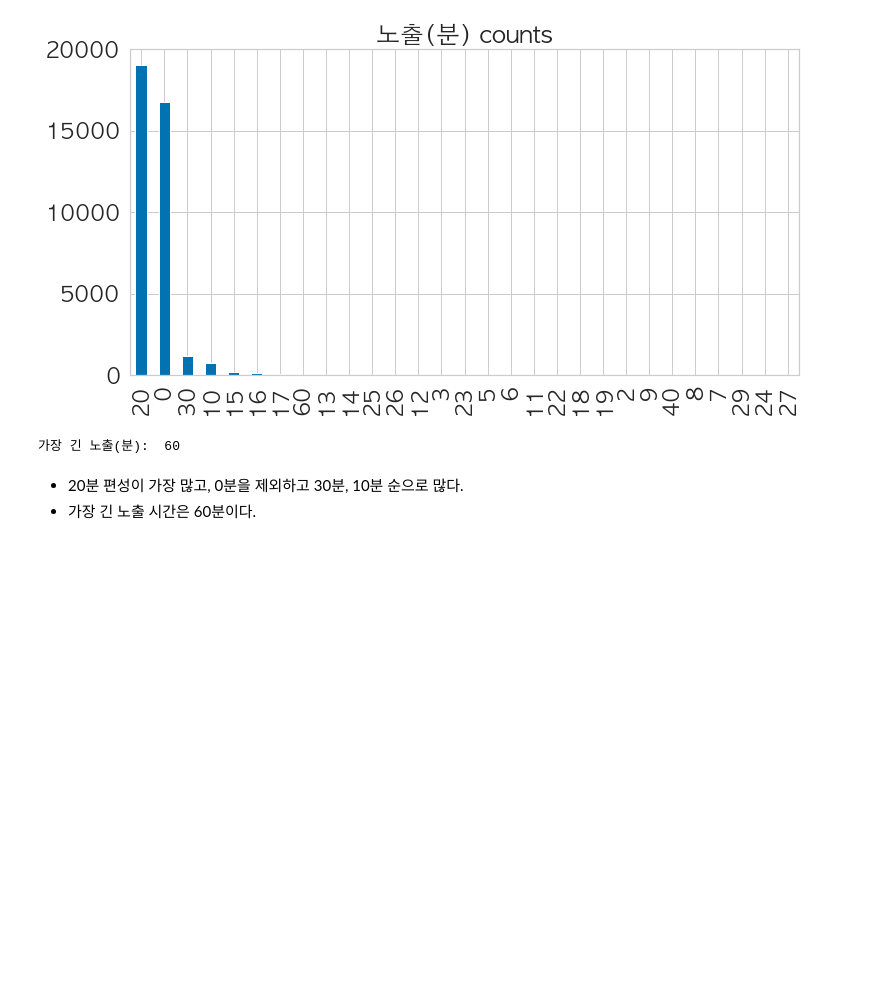
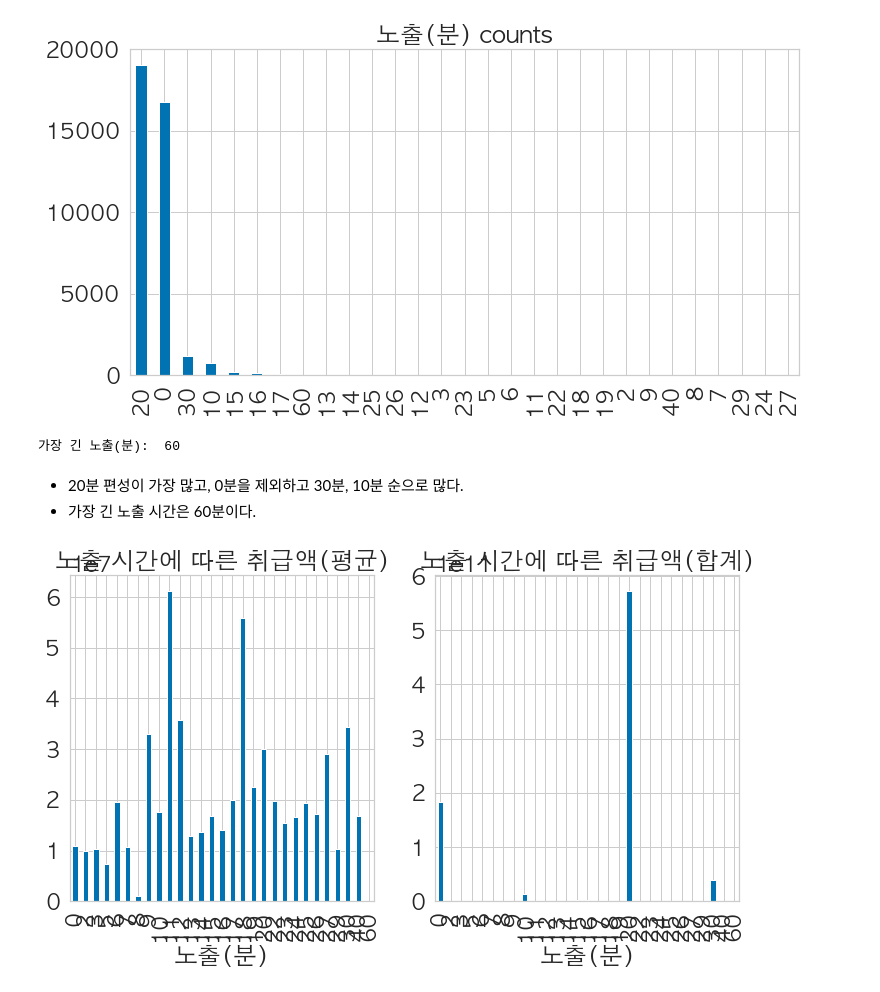
Before and after one commit to HongyeobKim/Project, a Jupyter notebook: NS-Shop/Data-Preparation-and-Exploration.ipynb, the cells around one changed output. Drawn from its saved outputs; the diff is of its cells as text; code cells hidden in the pictures; blank space fills up the shorter version.

```diff
--- a/NS-Shop/Data-Preparation-and-Exploration.ipynb
+++ b/NS-Shop/Data-Preparation-and-Exploration.ipynb
@@ -254,3 +254,10 @@ print("가장 긴 노출(분): ", sales_result_ds['노출(분)'].max())
 # %% [markdown]
 - 20분 편성이 가장 많고, 0분을 제외하고 30분, 10분 순으로 많다.
 - 가장 긴 노출 시간은 60분이다.
+# %%
+f, ax = plt.subplots(1,2, figsize = (30,8))
+sales_result_ds.groupby(['노출(분)'])['취급액'].mean().plot(kind = 'bar', figsize = (12,6), title = '노출 시간에 따른 취급액(평균)', ax = ax[0])
+ax[1] = sales_result_ds.groupby(['노출(분)'])['취급액'].sum().plot(kind = 'bar', figsize = (12,6), title = '노출 시간에 따른 취급액(합계)', ax = ax[1])
+plt.show()
+# %% [output]
+[figure, added]
```
Also changed, not shown: parts of 1 cell of this notebook.
